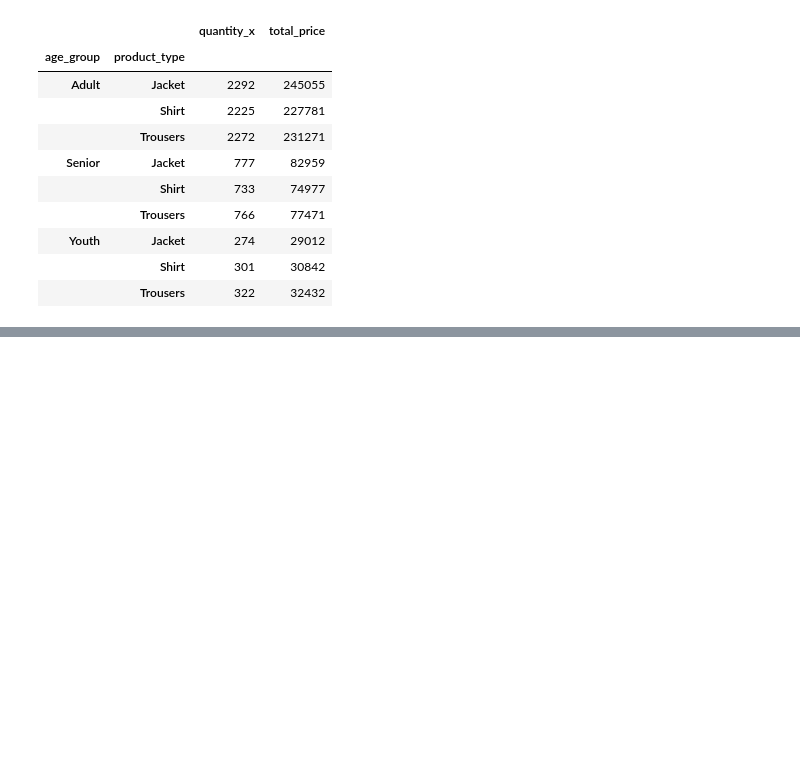
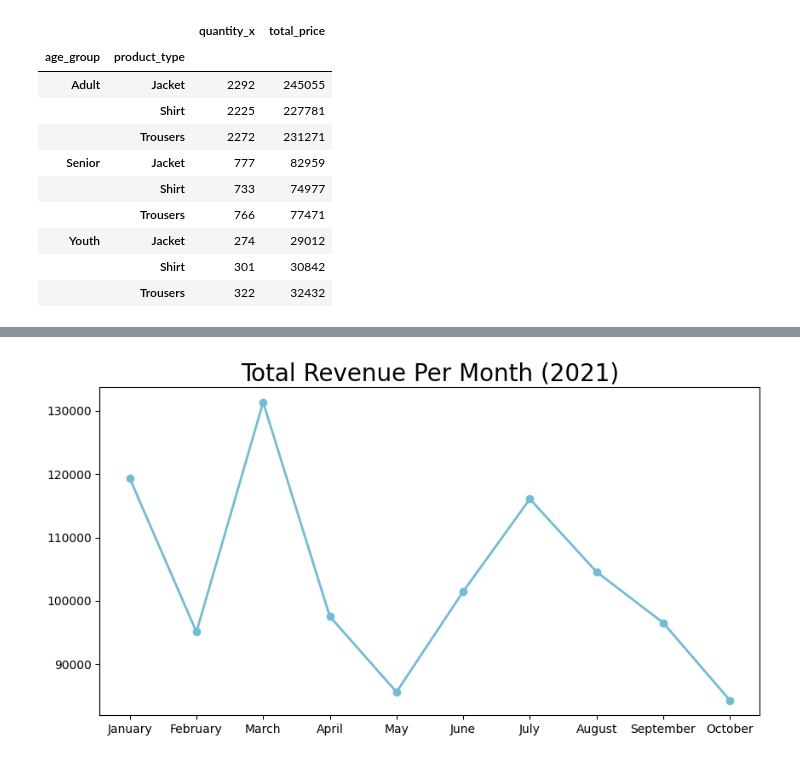
Before and after one commit to ArovaSyams/python-data-analysis, a Jupyter notebook: exploratory.ipynb, the cells around one changed output, grey strips where cells are left out. Drawn from its saved outputs; the diff is of its cells as text; code cells hidden in the pictures; blank space fills up the shorter version.

```diff
--- a/exploratory.ipynb
+++ b/exploratory.ipynb
@@ -422,0 +465,10 @@ all_df.groupby(by=["age_group", "product_type"]).agg({
+# %%
+# make a line chart data viz total revenue per month based on monthly_order_df table
+plt.figure(figsize=(10, 5))
+plt.plot(monthly_order_df["order_date"], monthly_order_df["revenue"],marker="o", linewidth=2, color="#72BCD4")
+plt.title("Total Revenue Per Month (2021)", loc="center", fontsize=20)
+plt.xticks(fontsize=10)
+plt.yticks(fontsize=10)
+plt.show()
+# %% [output]
+[figure, added]
```
Also changed, not shown: parts of 8 cells of this notebook, 1 other file.
